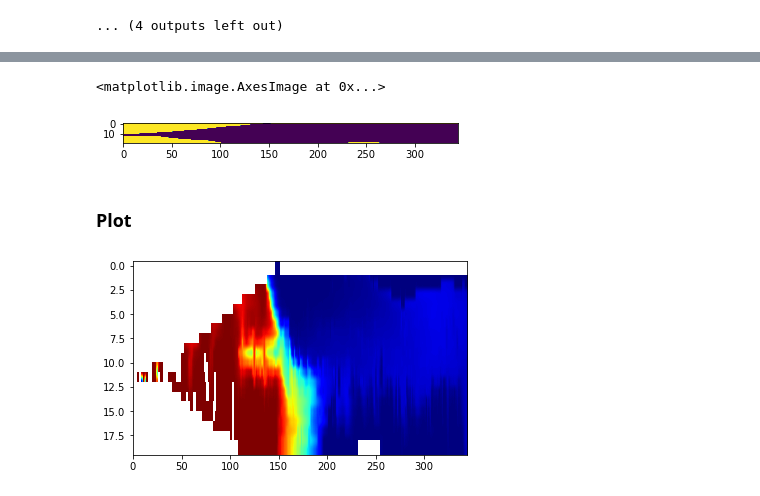
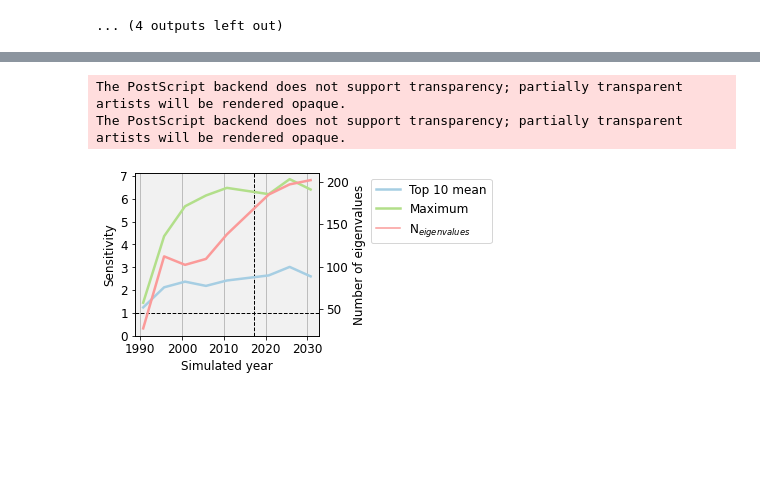
Before and after one commit to igotchalk/SWIlarge, a Jupyter notebook: notebook/postprocess_DGSA.ipynb, the cells around one changed output, grey strips where cells are left out. Saved outputs shown, nothing was run; the diff lists cells and outputs as text; code cells hidden in the pictures; blank space fills up the shorter version.

```diff
--- a/notebook/postprocess_DGSA.ipynb
+++ b/notebook/postprocess_DGSA.ipynb
@@ -880,14 +417,0 @@ m_eigvec_pri.shape
-# %%
-plt.imshow(d_conc[0].reshape(matshape_conc)[:,0,:])
-# %% [output]
-<matplotlib.image.AxesImage at 0x...>
-[figure, removed]
-# %% [markdown]
-### Plot
-# %%
-conc[conc>100]=np.nan
-
-plt.imshow(conc[:,10,:],vmin=0,vmax=35.,cmap='jet')
-plt.gca().set_aspect(10)
-# %% [output]
-[figure, removed]
@@ -893,0 +421,42 @@ plt.gca().set_aspect(10)
+# %%
+f,ax = plt.subplots(1,figsize=(3.3,3))
+
+# s1=sns.lineplot(tims_eval_real,[d.min() for d in dgsa_data],label='min',ax=ax,palette=cmap)
+# sns.lineplot(tims_eval_real,[d.mean() for d in dgsa_data],label='mean',ax=ax)
+s1 = plt.plot(tims_eval_real,[np.sort(d.flatten())[-10:].mean() for d in dgsa_data],label='Top 10 mean',color=cmap[0],linewidth=2.5)
+s2=plt.plot(tims_eval_real,[d.max() for d in dgsa_data],label='Maximum',color=cmap[2],linewidth=2.5)
+s3_empty = Line2D([],[],color = cmap[4],label = 'N$_{eigenvalues}$')
+
+
+xlims = plt.xlim()
+ylims = plt.ylim()
+
+plt.hlines(1,xlims[0],xlims[1],linestyles='--',lw=1)
+plt.vlines(2017.3,0,ylims[1],linestyles='--',lw=1)
+plt.xlim(xlims)
+plt.ylim(0,ylims[1])
+
+plt.xlabel('Simulated year')
+plt.ylabel('Sensitivity')
+plt.yticks(np.arange(8))
+plt.legend(handles=(s1[0],s2[0],s3_empty,),labels=('Top 10 mean','Maximum','N$_{eigenvalues}$'),
+           bbox_to_anchor=(1.25, 1.0))
+
+ax2 = plt.twinx(ax=ax)
+s3 = plt.plot(tims_eval_real,[len(d[d>1]) for d in dgsa_data],label='n_eig',color=cmap[4],linewidth=2.5)
+plt.ylabel('Number of eigenvalues')
+
+# plt.plot(tims_eval_real,[np.median(d) for d in dgsa_data],label='median')
+# plt.legend((s1,s2,s3))
+# plt.legend((s1,s2,s3))
+ax.set_facecolor('#F1F1F1')
+ax.grid(True,axis='x')
+
+
+
+plt.savefig(figdir.joinpath('DSGA_with_time.eps'),dpi=300,bbox_inches='tight')
+plt.show()
+# %% [output]
+The PostScript backend does not support transparency; partially transparent artists will be rendered opaque.
+The PostScript backend does not support transparency; partially transparent artists will be rendered opaque.
+[figure, added]
```
Also changed, not shown: parts of 60 cells of this notebook, 2 other files.
